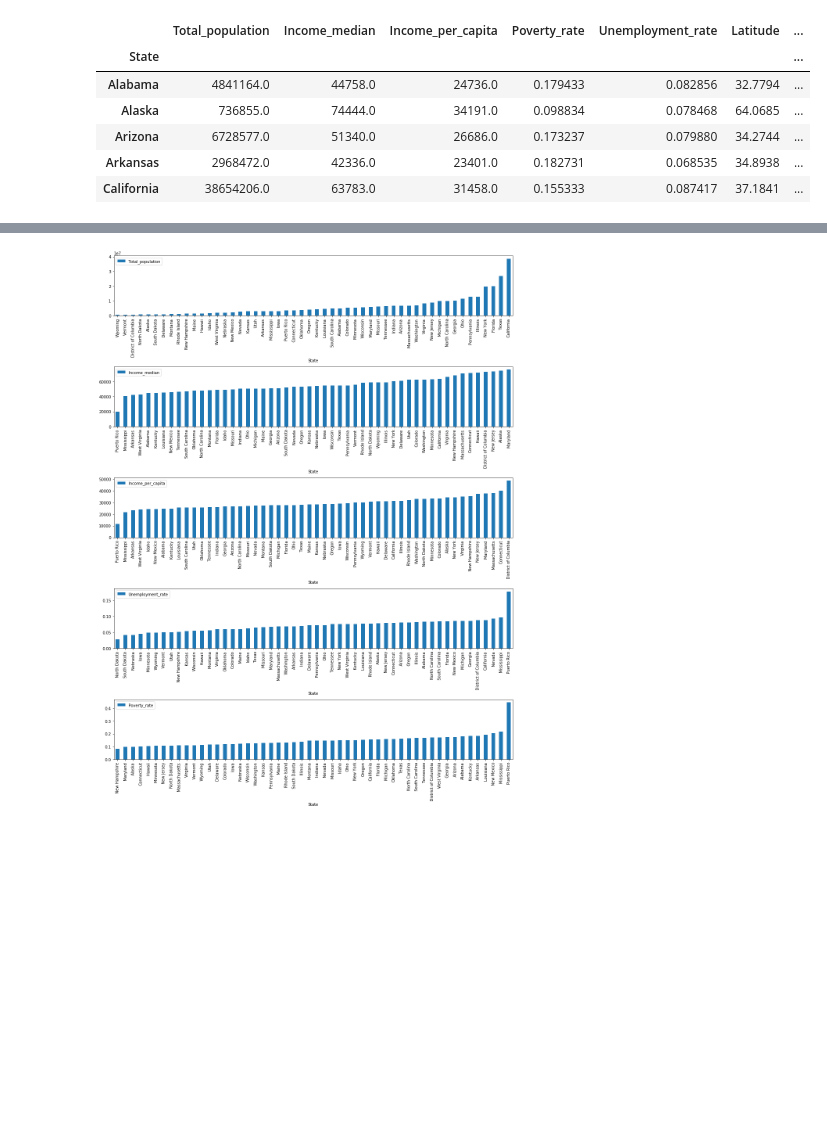
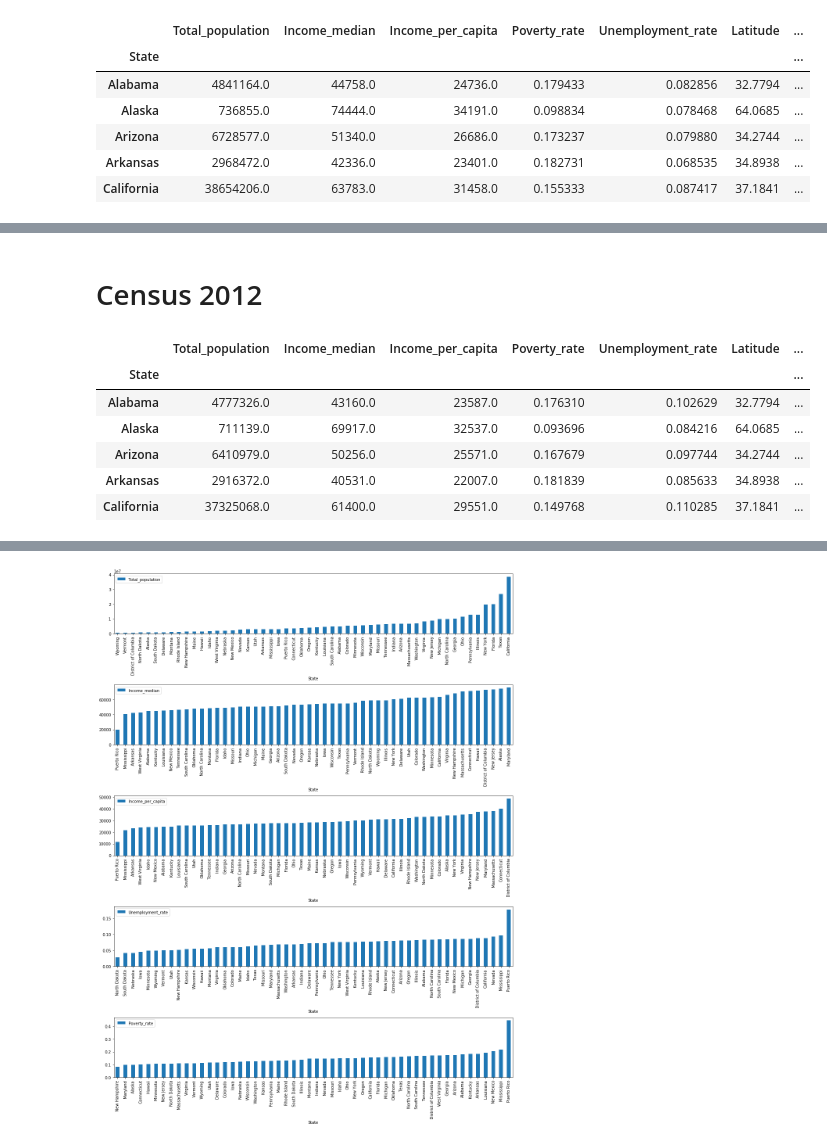
Before and after one commit to CodingMage/project_1_TeamTuring, a Jupyter notebook: Census data.ipynb, the cells around one changed output, grey strips where cells are left out. Cells and saved outputs as stored; diff of their text form; code cells hidden in the pictures; blank space fills up the shorter version.

```diff
--- a/Census data.ipynb
+++ b/Census data.ipynb
@@ -181,0 +129,38 @@ vote_df_2016
+# %% [markdown]
+# Census 2012
+# %%
+# Census API calls
+c = Census(api_key, year=2012)
+raw_data = c.acs5.get(('NAME', 'B19013_001E', 'B19301_001E', 'B23025_003E',
+                       'B23025_004E', 'B23025_005E', 'B01003_001E', "B01002_001E", "B17001_002E"), {'for':'state:*'})
+census_df_raw = pd.DataFrame(raw_data)
+census_df_raw = census_df_raw.rename(columns = {'state': 'State#',
+                          'NAME': 'State',
+                          'B01003_001E':'Total_population',
+                          'B23025_003E':'Employable_civilians',
+                          'B23025_004E':'Employed_civilians',
+                          'B23025_005E':'Unemployed_civilians',
+                          'B19013_001E':'Income_median',
+                          'B19301_001E':'Income_per_capita',
+                          "B01002_001E":'median age',
+                          "B17001_002E":'Poverty_count'
+})
+census_df_raw = census_df_raw.sort_values('State#').reset_index(drop=True)
+# census_df_raw = census_df_raw[['State', 'Total_population','Income_per_capita', 'Employable_civilians', 'Unemployed_civilians','Poverty_count'  ]]
+# census_df_raw.head(50)
+# Making a summary table
+census_df = census_df_raw.loc[:,['State', 'Total_population', 'Income_median', 'Income_per_capita']]
+census_df['Poverty_rate'] = census_df_raw.Poverty_count/census_df_raw.Total_population
+census_df['Unemployment_rate'] = census_df_raw.Unemployed_civilians/census_df_raw.Employable_civilians
+state_df = pd.read_csv('Resources/state_centroids.csv')
+census_df = pd.merge(census_df, state_df, on = 'State')
+census_df = census_df.set_index('State')
+census_df.head()
+# %% [output]
+|  | Total_population | Income_median | Income_per_capita | Poverty_rate | Unemployment_rate | Latitude | ... |
+| State |  |  |  |  |  |  | ... |
+| Alabama | 4777326.0 | 43160.0 | 23587.0 | 0.176310 | 0.102629 | 32.7794 | ... |
+| Alaska | 711139.0 | 69917.0 | 32537.0 | 0.093696 | 0.084216 | 64.0685 | ... |
+| Arizona | 6410979.0 | 50256.0 | 25571.0 | 0.167679 | 0.097744 | 34.2744 | ... |
+| Arkansas | 2916372.0 | 40531.0 | 22007.0 | 0.181839 | 0.085633 | 34.8938 | ... |
+| California | 37325068.0 | 61400.0 | 29551.0 | 0.149768 | 0.110285 | 37.1841 | ... |
```
Also changed, not shown: parts of 14 cells of this notebook.
